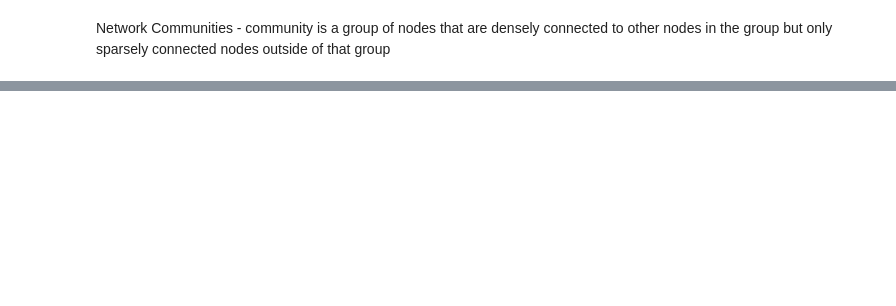
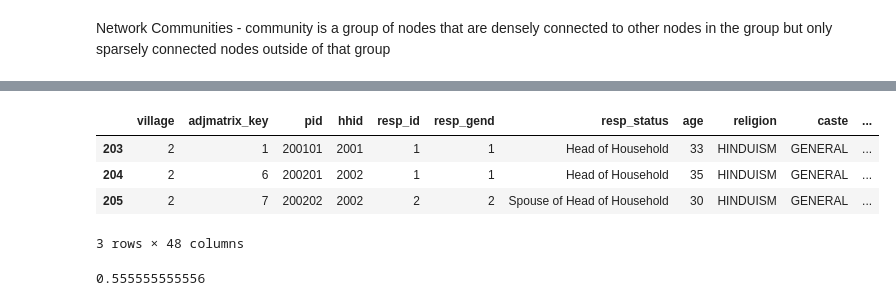
Before and after one commit to akell47/Python, a Jupyter notebook: NetworkAnalysis.ipynb, the cells around one changed output, grey strips where cells are left out. Saved outputs shown, nothing was run; the diff lists cells and outputs as text; code cells hidden in the pictures; blank space fills up the shorter version.

```diff
--- a/NetworkAnalysis.ipynb
+++ b/NetworkAnalysis.ipynb
@@ -375,0 +444,6 @@ Network Communities - community is a group of nodes that are densely connected t
+# %%
+df  = pd.read_stata("individual_characteristics.dta")
+df1 = pd.read_stata("individual_characteristics.dta")
+df1 = df1[(df1['village'] == 1)]
+df2 = pd.read_stata("individual_characteristics.dta")
+df2 = df2[(df2['village'] == 2)]
@@ -375,0 +458,8 @@ Network Communities - community is a group of nodes that are densely connected t
+# %%
+df2.head(3)
+# %% [output]
+|  | village | adjmatrix_key | pid | hhid | resp_id | resp_gend | resp_status | age | religion | caste | ... |
+| 203 | 2 | 1 | 200101 | 2001 | 1 | 1 | Head of Household | 33 | HINDUISM | GENERAL | ... |
+| 204 | 2 | 6 | 200201 | 2002 | 1 | 1 | Head of Household | 35 | HINDUISM | GENERAL | ... |
+| 205 | 2 | 7 | 200202 | 2002 | 2 | 2 | Spouse of Head of Household | 30 | HINDUISM | GENERAL | ... |
+3 rows × 48 columns
@@ -375,0 +477,22 @@ Network Communities - community is a group of nodes that are densely connected t
+# %%
+from collections import Counter
+def chance_homophily(chars):
+    """
+    Computes the chance homophily of a characteristic,
+    specified as a dictionary, chars.
+    """
+    chars_counts_dict = Counter(chars.values())
+    chars_counts = np.array(list(chars_counts_dict.values()))
+    chars_props  = chars_counts / sum(chars_counts)
+    return sum(chars_props**2)
+
+favorite_colors = {
+    "ankit":  "red",
+    "xiaoyu": "blue",
+    "mary":   "blue"
+}
+
+color_homophily = chance_homophily(favorite_colors)
+print(color_homophily)
+# %% [output]
+0.555555555556
```
Also changed, not shown: parts of 31 cells of this notebook, 1 other file.
